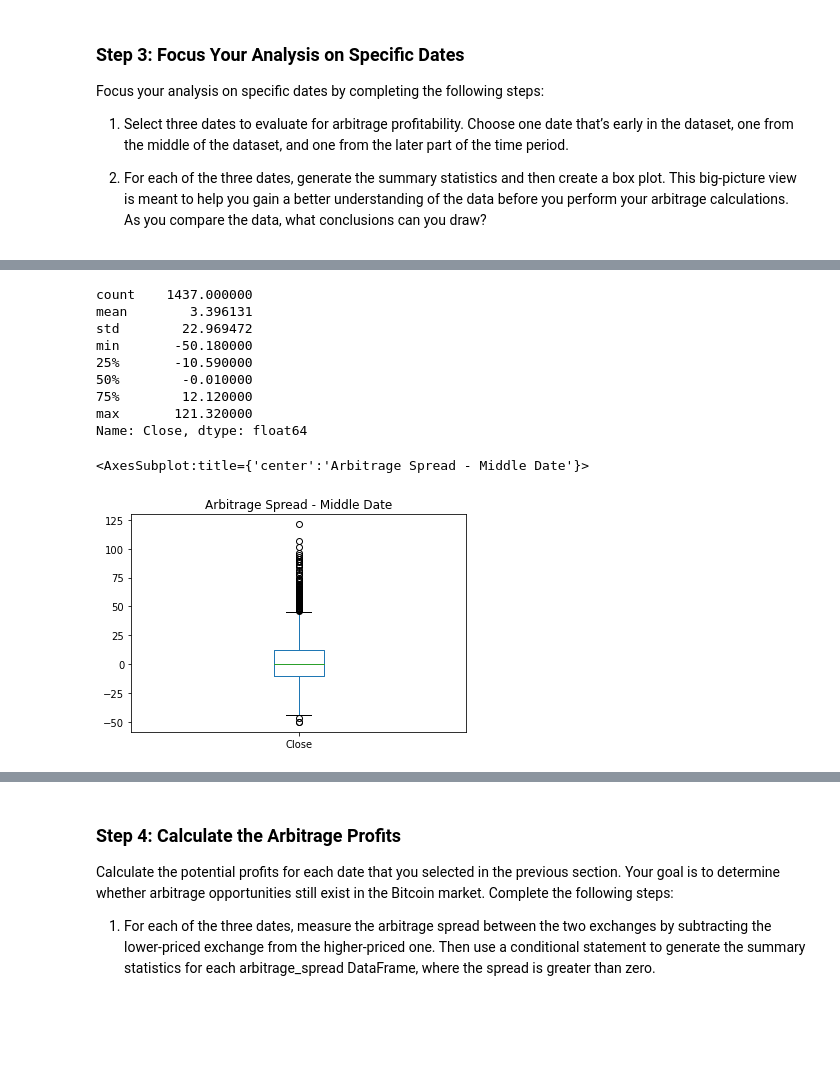
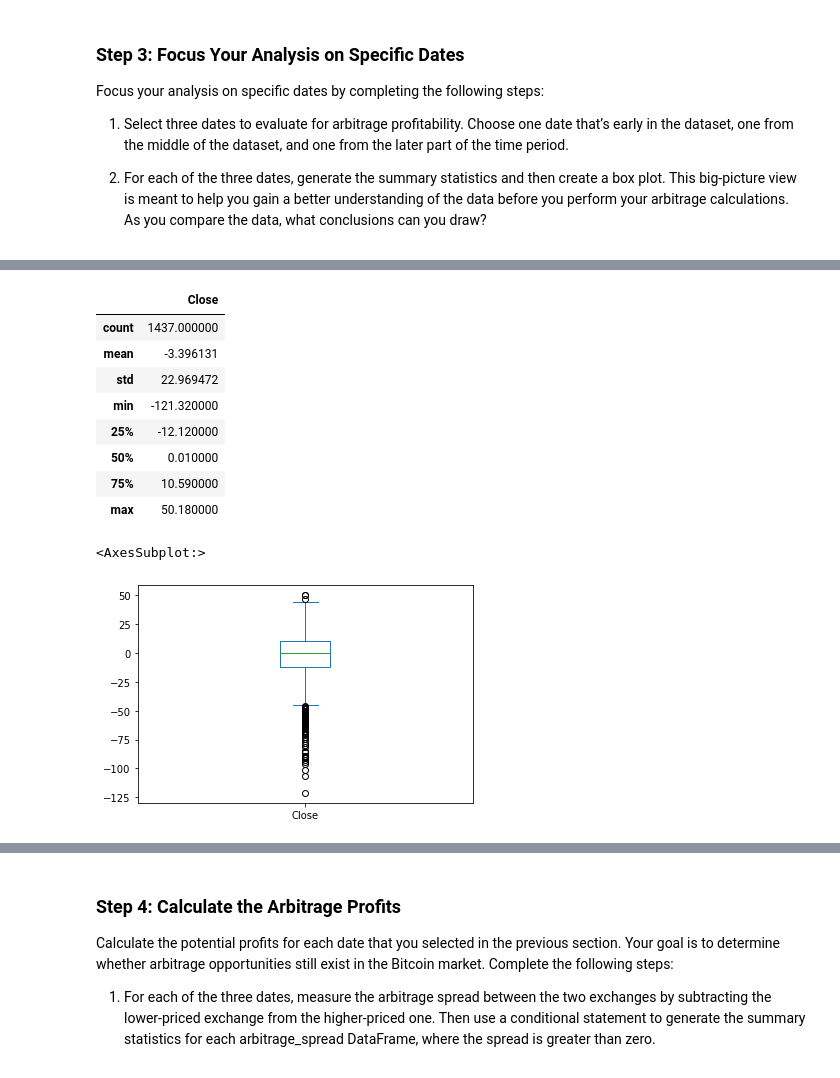
Before and after one commit to mwoj123/Module_3_Challenge, a Jupyter notebook: crypto_arbitrage.ipynb, the cells around one changed output, grey strips where cells are left out. Saved outputs shown, nothing was run; the diff lists cells and outputs as text; code cells hidden in the pictures; blank space fills up the shorter version.

```diff
--- a/crypto_arbitrage.ipynb
+++ b/crypto_arbitrage.ipynb
@@ -355,26 +360,26 @@ Name: Close, dtype: float64
 # %%
 # Using the date in the middle that you have selected, calculate the arbitrage spread
 # by subtracting the bitstamp lower closing prices from the coinbase higher closing prices
-arbitrage_spread_middle = # YOUR CODE HERE
+arbitrage_spread_middle = bitstamp_sliced.loc['2018-02-24'] - coinbase_sliced.loc['2018-02-24']
 
 # Generate summary statistics
-# YOUR CODE HERE
+arbitrage_spread_middle.describe()
 # %% [output]
-count    1437.000000
-mean        3.396131
-std        22.969472
-min       -50.180000
-25%       -10.590000
-50%        -0.010000
-75%        12.120000
-max       121.320000
-Name: Close, dtype: float64
+|  | Close |
+| count | 1437.000000 |
+| mean | -3.396131 |
+| std | 22.969472 |
+| min | -121.320000 |
+| 25% | -12.120000 |
+| 50% | 0.010000 |
+| 75% | 10.590000 |
+| max | 50.180000 |
 # %%
 # Visualize the arbitrage spread from the middle of the dataset in a box plot
-# YOUR CODE HERE
+arbitrage_spread_middle.plot(kind='box')
 # %% [output]
-<AxesSubplot:title={'center':'Arbitrage Spread - Middle Date'}>
+<AxesSubplot:>
-[figure, old version]
+[figure, new version]
 # %%
 # Create an overlay plot that visualizes the two dataframes over a period of one day from late in the dataset.
 # Be sure that the plots include the parameters `legend`, `figsize`, `title`, `color` and `label`
```
Also changed, not shown: parts of 10 cells of this notebook.
